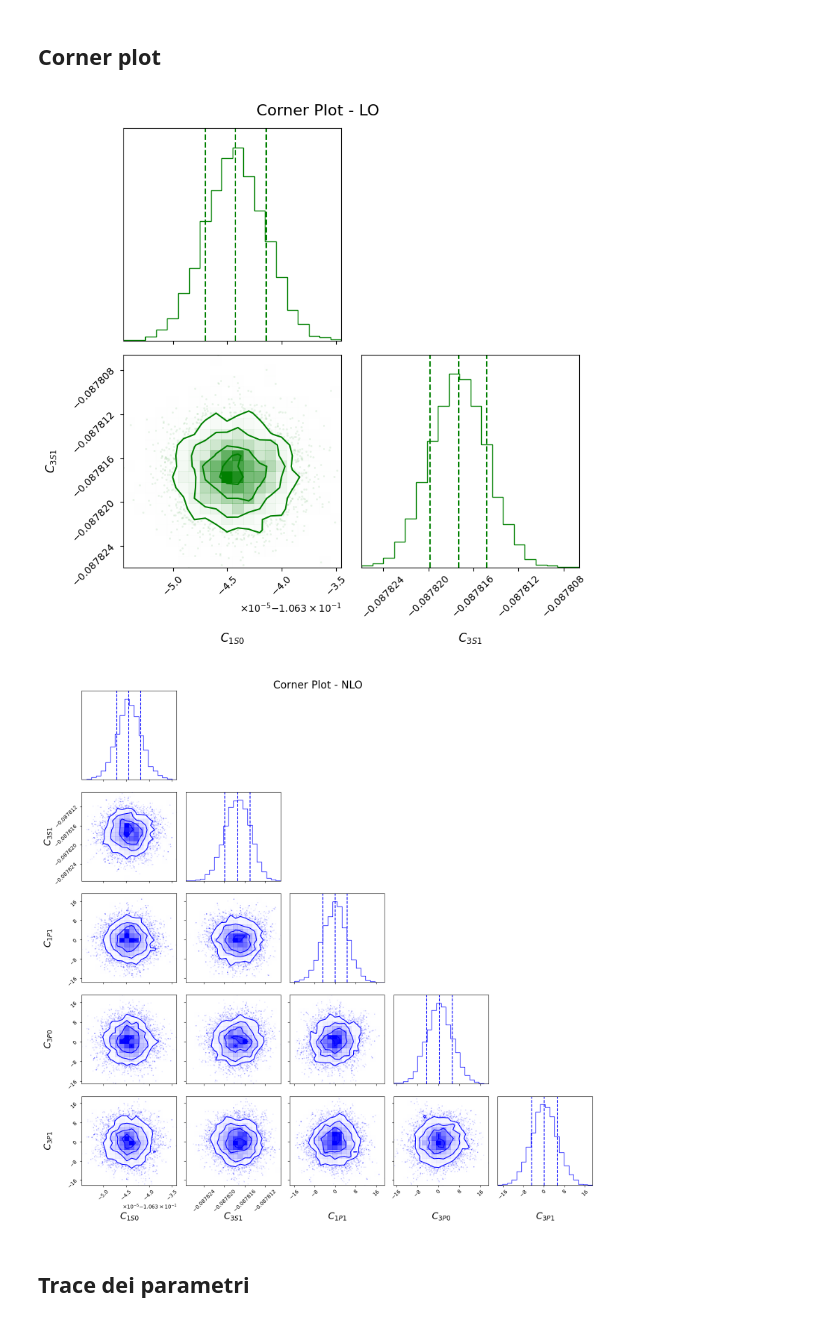
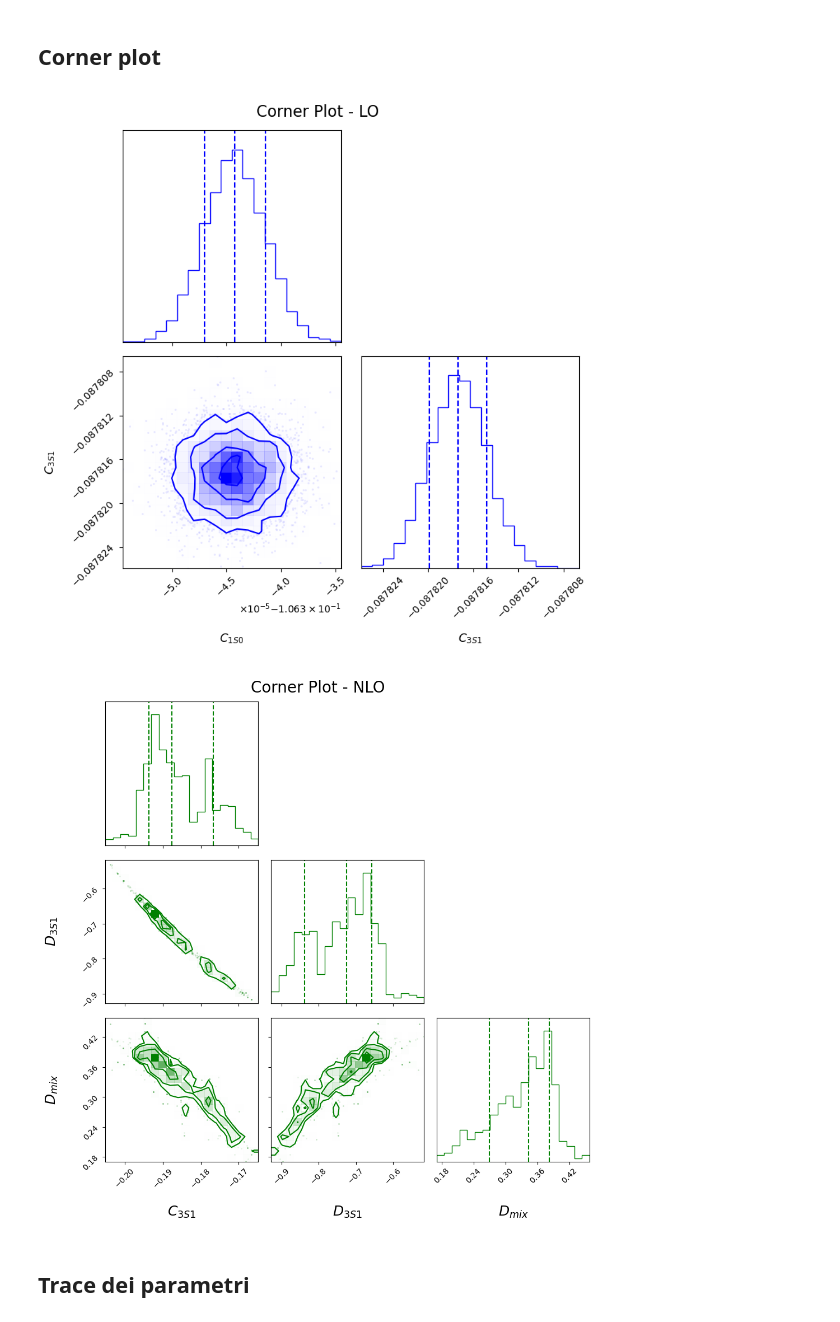
Before and after one commit to Lvetto/lmd_forza_nucleare, a Jupyter notebook: plots.ipynb, the cells around one changed output. Saved outputs shown, nothing was run; the diff lists cells and outputs as text; code cells hidden in the pictures.

```diff
--- a/plots.ipynb
+++ b/plots.ipynb
@@ -29,10 +29,19 @@ plt.close("all")
 ## Caricamento dati
 # %%
 LO_chain = np.load("results/bayes_samples_LO.npy")
-NLO_chain = np.load("results/bayes_samples_NLO.npy")
+NLO_chain_raw = np.load("results/full_chain_NLO_1S0_separato.npy")
+
+# Uniforma la chain NLO a shape (n_samples, n_params) per plotting e statistiche
+if NLO_chain_raw.ndim == 3:
+    NLO_chain = NLO_chain_raw.reshape(-1, NLO_chain_raw.shape[-1])
+elif NLO_chain_raw.ndim == 2:
+    NLO_chain = NLO_chain_raw
+else:
+    raise ValueError(f"NLO_chain deve essere 2D o 3D, trovata shape {NLO_chain_raw.shape}")
 # %%
 param_names_LO = [r"C_{1S0}", r"C_{3S1}"]
-param_names_NLO = [r"$C_{1S0}$", r"$C_{3S1}$", r"$D_{1S0}$", r"$D_{3S1}$", r"$D_{mix}$"]
+param_names_NLO_1S0 = [r"$C_{1S0}$", r"$D_{1S0}$"]
+param_names_NLO_3S1 = [r"$C_{3S1}$", r"$D_{3S1}$", r"$D_{mix}$"]
 # %% [markdown]
 ## Corner plot
 # %%
@@ -44,7 +53,7 @@ corner.corner(
     labels=[r"$C_{1S0}$", r"$C_{3S1}$"],
     show_titles=False,
     fig=fig,
-    color="green",
+    color="blue",
     verbose=False,
     use_math_text=True,
     quantiles=[0.16, 0.5, 0.84],
@@ -58,31 +67,39 @@ fig.savefig("figure/corner_LO.pdf", bbox_inches="tight")
 
 plt.show()
 # %% [output]
-[figure, old version]
+[figure, new version]
 # %%
-fig = plt.figure(figsize=(15, 15))
+fig = plt.figure(figsize=(10, 10))
 
+nlo_samples = NLO_chain[int(0.5 * len(NLO_chain)):]
+
+if nlo_samples.shape[1] == len(param_names_NLO_1S0):
+    nlo_labels = param_names_NLO_1S0
+elif nlo_samples.shape[1] == len(param_names_NLO_3S1):
+    nlo_labels = param_names_NLO_3S1
+else:
+    nlo_labels = [f"param_{i}" for i in range(nlo_samples.shape[1])]
 
 corner.corner(
-    NLO_chain[int(0.5*len(NLO_chain)):],
-    labels=[r"$C_{1S0}$", r"$C_{3S1}$", r"$C_{1P1}$", r"$C_{3P0}$", r"$C_{3P1}$", r"$C_{3P2}$"],
+    nlo_samples,
+    labels=nlo_labels,
     show_titles=False,
     fig=fig,
-    color="blue",
+    color="green",
     verbose=False,
     use_math_text=True,
     quantiles=[0.16, 0.5, 0.84],
     label_kwargs={"fontsize": 18}
-)
+ )
 
 fig.suptitle("Corner Plot - NLO", fontsize=20)
 fig.tight_layout()
 
 fig.savefig("figure/corner_NLO.pdf", bbox_inches="tight")
 
 plt.show()
 # %% [output]
-[figure, old version]
+[figure, new version]
 # %% [markdown]
 ## Trace dei parametri
 # %%
```
Also changed, not shown: parts of 1 cell of this notebook, 5 other files.
